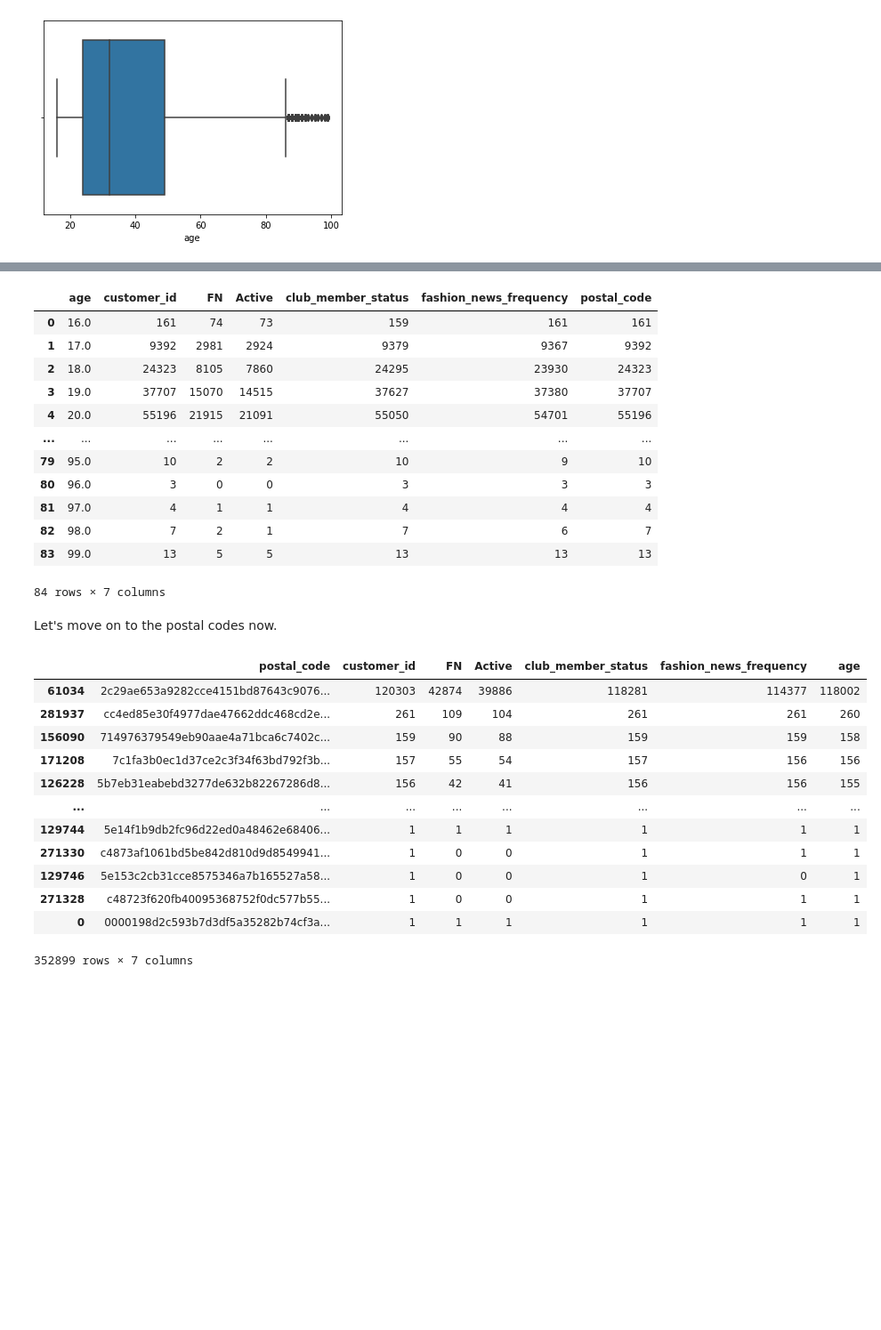
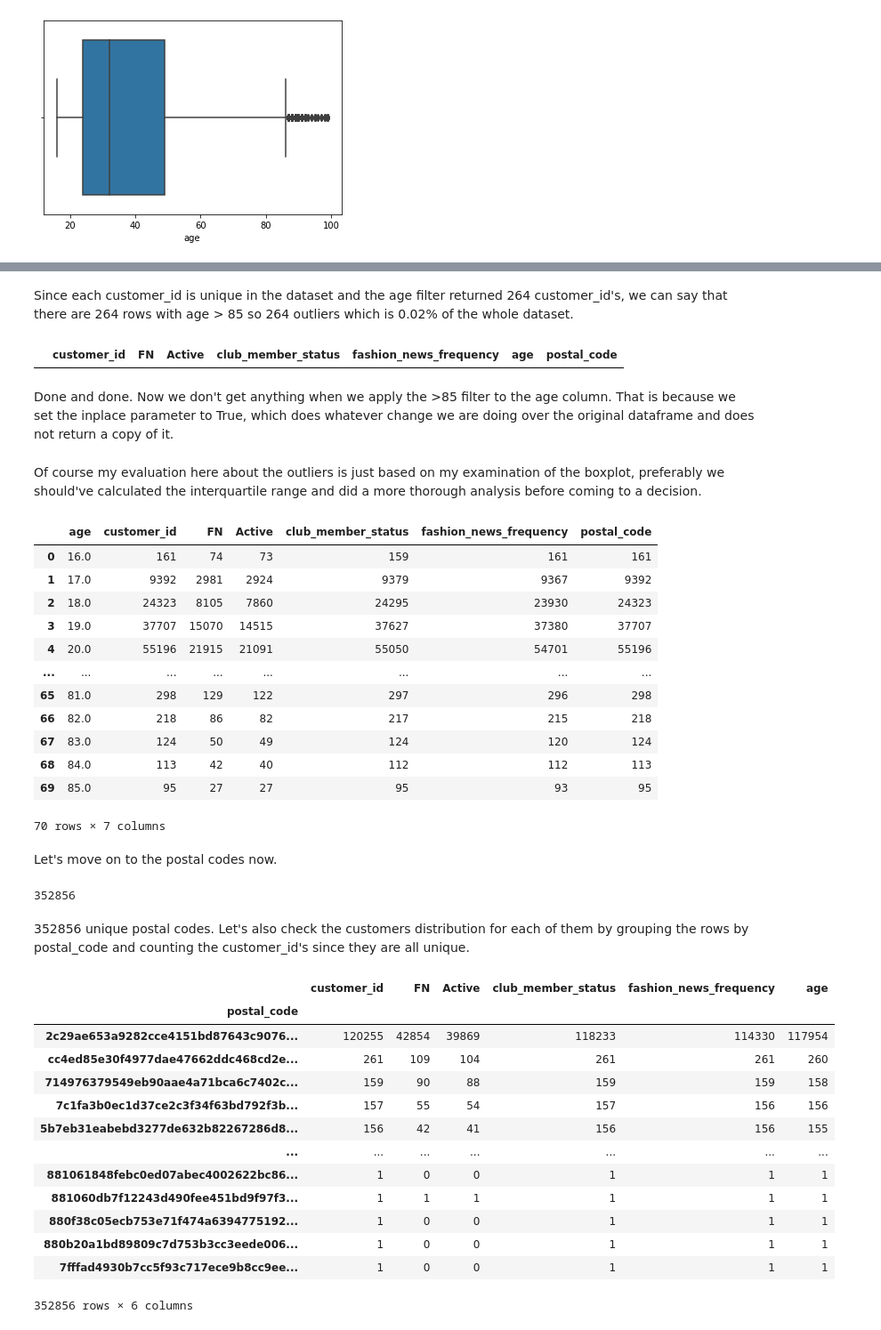
Before and after one commit to kaancceylan/exploratory-data-analysis, a Jupyter notebook: Kaggle_H&M_EDA.ipynb, the cells around one changed output, grey strips where cells are left out. Shown at 89% size. Drawn from its saved outputs; the diff is of its cells as text; code cells hidden in the pictures; blank space fills up the shorter version.

```diff
--- a/Kaggle_H&M_EDA.ipynb
+++ b/Kaggle_H&M_EDA.ipynb
@@ -399,3 +440,15 @@ sns.boxplot(data=customers, x='age')
+# %% [markdown]
+Since each customer_id is unique in the dataset and the age filter returned 264 customer_id's, we can say that there are 264 rows with age > 85 so 264 outliers which is 0.02% of the whole dataset.
+# %%
+customers.drop(customers[customers['age'] > 85].index, inplace=True)
+# %%
+customers[customers['age'] > 85]
+# %% [output]
+|  | customer_id | FN | Active | club_member_status | fashion_news_frequency | age | postal_code |
+# %% [markdown]
+Done and done. Now we don't get anything when we apply the >85 filter to the age column. That is because we set the inplace parameter to True, which does whatever change we are doing over the original dataframe and does not return a copy of it.
+# %% [markdown]
+Of course my evaluation here about the outliers is just based on my examination of the boxplot, preferably we should've calculated the interquartile range and did a more thorough analysis before coming to a decision.
 # %%
 #@title {display-mode: "form"}
 customers.groupby('age', as_index=False).count()
@@ -407,28 +460,35 @@ customers.groupby('age', as_index=False).count()
 | 3 | 19.0 | 37707 | 15070 | 14515 | 37627 | 37380 | 37707 |
 | 4 | 20.0 | 55196 | 21915 | 21091 | 55050 | 54701 | 55196 |
 | ... | ... | ... | ... | ... | ... | ... | ... |
-| 79 | 95.0 | 10 | 2 | 2 | 10 | 9 | 10 |
-| 80 | 96.0 | 3 | 0 | 0 | 3 | 3 | 3 |
-| 81 | 97.0 | 4 | 1 | 1 | 4 | 4 | 4 |
-| 82 | 98.0 | 7 | 2 | 1 | 7 | 6 | 7 |
-| 83 | 99.0 | 13 | 5 | 5 | 13 | 13 | 13 |
+| 65 | 81.0 | 298 | 129 | 122 | 297 | 296 | 298 |
+| 66 | 82.0 | 218 | 86 | 82 | 217 | 215 | 218 |
+| 67 | 83.0 | 124 | 50 | 49 | 124 | 120 | 124 |
+| 68 | 84.0 | 113 | 42 | 40 | 112 | 112 | 113 |
+| 69 | 85.0 | 95 | 27 | 27 | 95 | 93 | 95 |
-84 rows × 7 columns
+70 rows × 7 columns
 # %% [markdown]
 Let's move on to the postal codes now.
+# %%
+customers['postal_code'].nunique()
+# %% [output]
+352856
+# %% [markdown]
+352856 unique postal codes. Let's also check the customers distribution for each of them by grouping the rows by postal_code and counting the customer_id's since they are all unique.
 # %%
 #@title {display-mode: "form"}
-customers.groupby('postal_code', as_index=False).count().sort_values('customer_id', ascending=False)
+customers.groupby('postal_code', as_index=True).count().sort_values('customer_id', ascending=False)
 # %% [output]
-|  | postal_code | customer_id | FN | Active | club_member_status | fashion_news_frequency | age |
-| 61034 | 2c29ae653a9282cce4151bd87643c9076... | 120303 | 42874 | 39886 | 118281 | 114377 | 118002 |
-| 281937 | cc4ed85e30f4977dae47662ddc468cd2e... | 261 | 109 | 104 | 261 | 261 | 260 |
-| 156090 | 714976379549eb90aae4a71bca6c7402c... | 159 | 90 | 88 | 159 | 159 | 158 |
-| 171208 | 7c1fa3b0ec1d37ce2c3f34f63bd792f3b... | 157 | 55 | 54 | 157 | 156 | 156 |
-| 126228 | 5b7eb31eabebd3277de632b82267286d8... | 156 | 42 | 41 | 156 | 156 | 155 |
-| ... | ... | ... | ... | ... | ... | ... | ... |
-| 129744 | 5e14f1b9db2fc96d22ed0a48462e68406... | 1 | 1 | 1 | 1 | 1 | 1 |
-| 271330 | c4873af1061bd5be842d810d9d8549941... | 1 | 0 | 0 | 1 | 1 | 1 |
-| 129746 | 5e153c2cb31cce8575346a7b165527a58... | 1 | 0 | 0 | 1 | 0 | 1 |
-| 271328 | c48723f620fb40095368752f0dc577b55... | 1 | 0 | 0 | 1 | 1 | 1 |
-| 0 | 0000198d2c593b7d3df5a35282b74cf3a... | 1 | 1 | 1 | 1 | 1 | 1 |
+|  | customer_id | FN | Active | club_member_status | fashion_news_frequency | age |
+| postal_code |  |  |  |  |  |  |
+| 2c29ae653a9282cce4151bd87643c9076... | 120255 | 42854 | 39869 | 118233 | 114330 | 117954 |
+| cc4ed85e30f4977dae47662ddc468cd2e... | 261 | 109 | 104 | 261 | 261 | 260 |
+| 714976379549eb90aae4a71bca6c7402c... | 159 | 90 | 88 | 159 | 159 | 158 |
+| 7c1fa3b0ec1d37ce2c3f34f63bd792f3b... | 157 | 55 | 54 | 157 | 156 | 156 |
+| 5b7eb31eabebd3277de632b82267286d8... | 156 | 42 | 41 | 156 | 156 | 155 |
+| ... | ... | ... | ... | ... | ... | ... |
+| 881061848febc0ed07abec4002622bc86... | 1 | 0 | 0 | 1 | 1 | 1 |
+| 881060db7f12243d490fee451bd9f97f3... | 1 | 1 | 1 | 1 | 1 | 1 |
+| 880f38c05ecb753e71f474a6394775192... | 1 | 0 | 0 | 1 | 1 | 1 |
+| 880b20a1bd89809c7d753b3cc3eede006... | 1 | 0 | 0 | 1 | 1 | 1 |
+| 7fffad4930b7cc5f93c717ece9b8cc9ee... | 1 | 0 | 0 | 1 | 1 | 1 |
-352899 rows × 7 columns
+352856 rows × 6 columns
```
Also changed, not shown: parts of 37 cells of this notebook.
